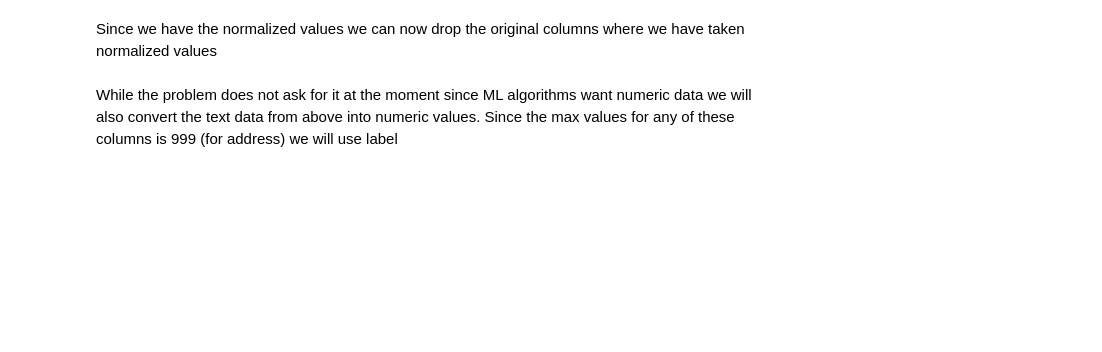
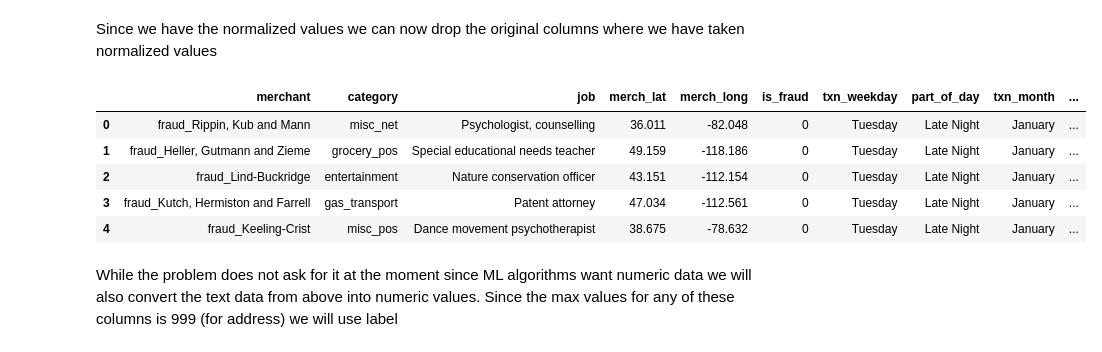
Before and after one commit to shaileshhemdev/hemdev-705.603Spring24, a Jupyter notebook: dataAnalytics/PreliminaryDataPipeline.ipynb, the cells around one changed output. Saved outputs shown, nothing was run; the diff lists cells and outputs as text; code cells hidden in the pictures; blank space fills up the shorter version.

```diff
--- a/dataAnalytics/PreliminaryDataPipeline.ipynb
+++ b/dataAnalytics/PreliminaryDataPipeline.ipynb
@@ -780,8 +851,15 @@ trimmed_df.head()
 # %% [markdown]
 Since we have the normalized values we can now drop the original columns where we have taken normalized values
 # %%
-cols_to_drop = ['amt','city_pop','unix_time']
+cols_to_drop = ['amt','city_pop','age']
 trimmed_df = trimmed_df.drop(columns=cols_to_drop,errors='ignore')
 trimmed_df.head()
+# %% [output]
+|  | merchant | category | job | merch_lat | merch_long | is_fraud | txn_weekday | part_of_day | txn_month | ... |
+| 0 | fraud_Rippin, Kub and Mann | misc_net | Psychologist, counselling | 36.011 | -82.048 | 0 | Tuesday | Late Night | January | ... |
+| 1 | fraud_Heller, Gutmann and Zieme | grocery_pos | Special educational needs teacher | 49.159 | -118.186 | 0 | Tuesday | Late Night | January | ... |
+| 2 | fraud_Lind-Buckridge | entertainment | Nature conservation officer | 43.151 | -112.154 | 0 | Tuesday | Late Night | January | ... |
+| 3 | fraud_Kutch, Hermiston and Farrell | gas_transport | Patent attorney | 47.034 | -112.561 | 0 | Tuesday | Late Night | January | ... |
+| 4 | fraud_Keeling-Crist | misc_pos | Dance movement psychotherapist | 38.675 | -78.632 | 0 | Tuesday | Late Night | January | ... |
 # %% [markdown]
 While the problem does not ask for it at the moment since ML algorithms want numeric data we will also convert the text data from above into numeric values. Since the max values for any of these columns is 999 (for address) we will use label
```
Also changed, not shown: parts of 33 cells of this notebook.
